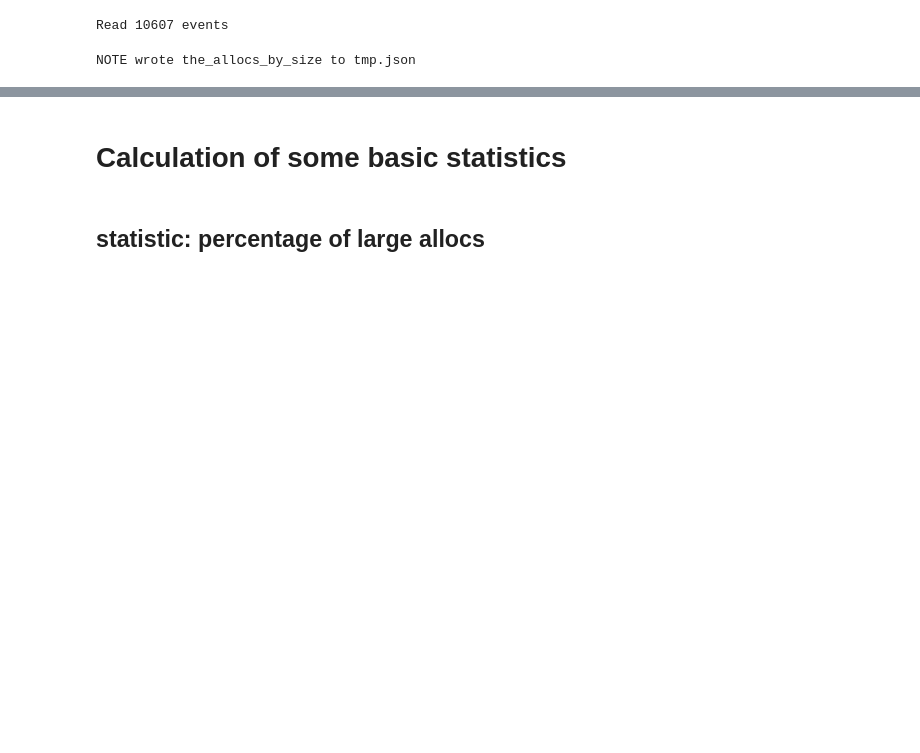
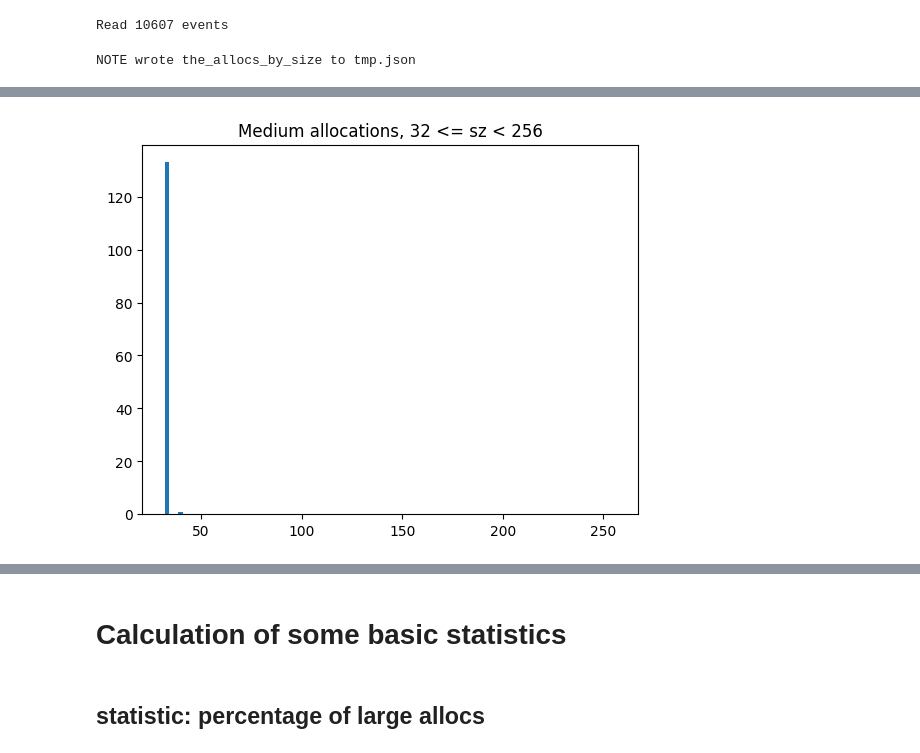
Before and after one commit to tomjridge/ocaml-alloc-stats, a Jupyter notebook: main.ipynb, the cells around one changed output, grey strips where cells are left out. Saved outputs shown, nothing was run; the diff lists cells and outputs as text; code cells hidden in the pictures; blank space fills up the shorter version.

```diff
--- a/main.ipynb
+++ b/main.ipynb
@@ -181 +151,6 @@ if debug: print(counts)
+# %%
+plt.hist(np.array(the_trace),range=(32,256),bins=100)
+_ = plt.title("Medium allocations, 32 <= sz < 256")
+# %% [output]
+[figure, added]
 # %%
```
Also changed, not shown: parts of 12 cells of this notebook.
